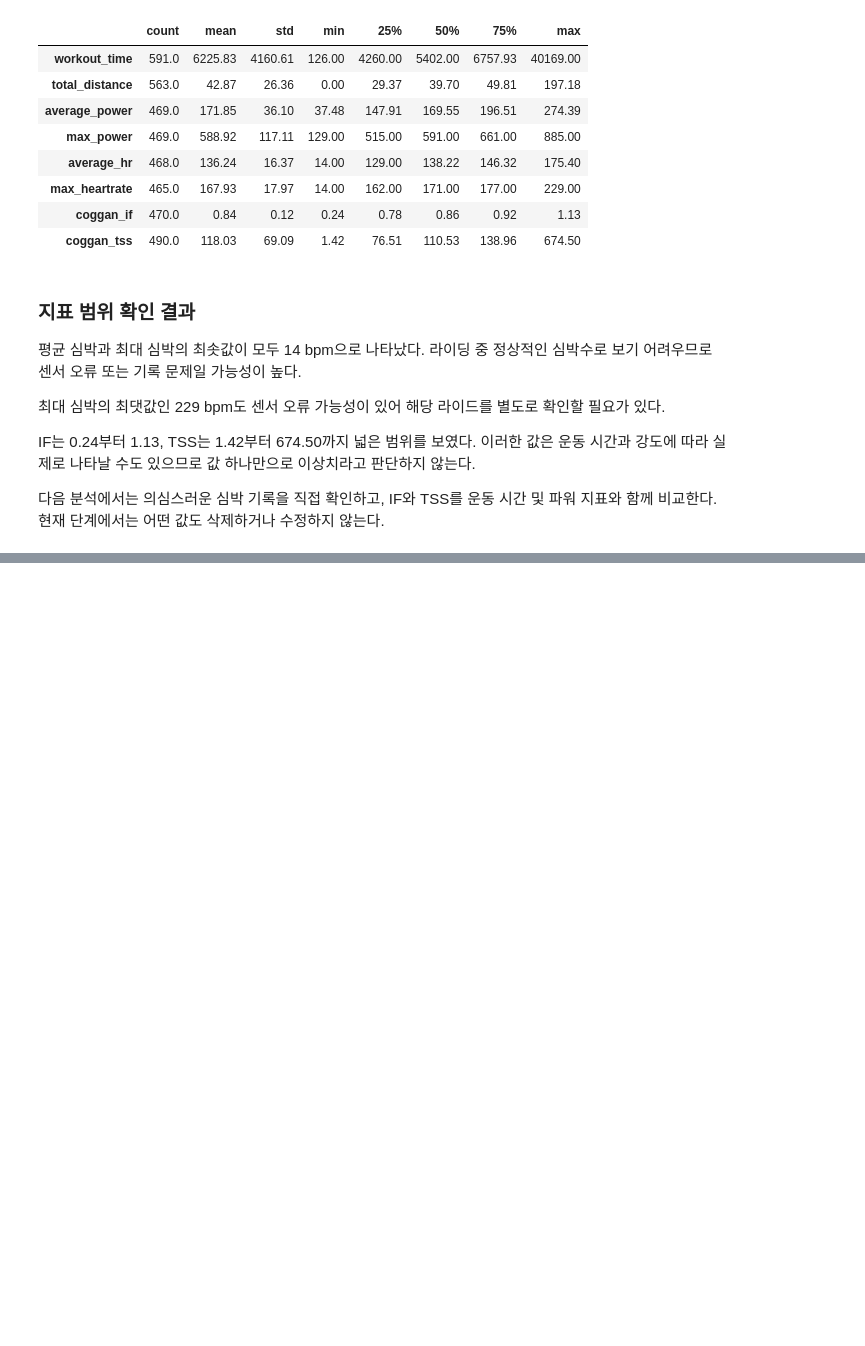
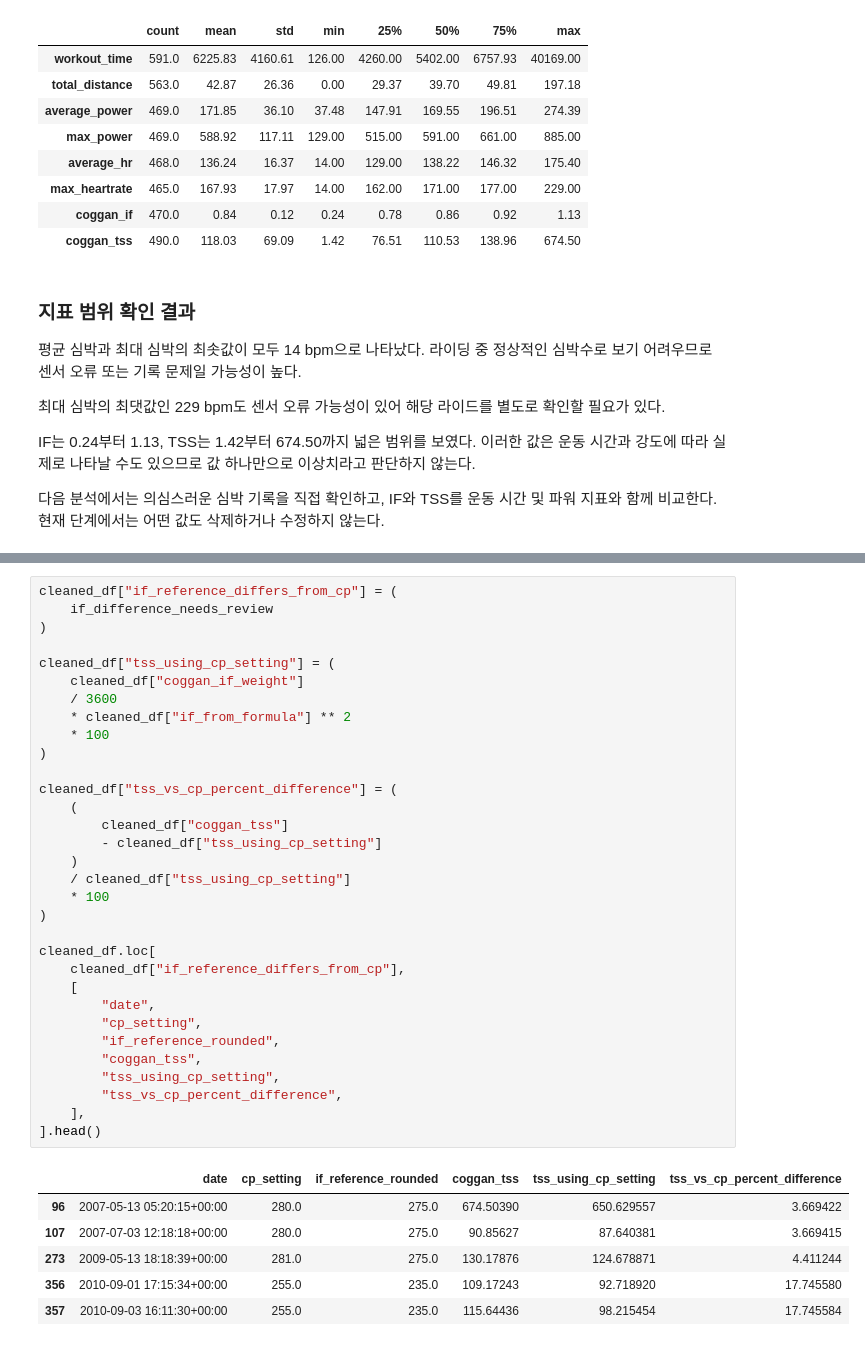
Before and after one commit to jhh0107gsc-hub/cycling, a Jupyter notebook: notebooks/01_goldencheetah_exploration.ipynb, the cells around one changed output, grey strips where cells are left out. Saved outputs shown, nothing was run; the diff lists cells and outputs as text; blank space fills up the shorter version.

```diff
--- a/notebooks/01_goldencheetah_exploration.ipynb
+++ b/notebooks/01_goldencheetah_exploration.ipynb
@@ -787,0 +1250,39 @@ IF는 0.24부터 1.13, TSS는 1.42부터 674.50까지 넓은 범위를
+# %%
+cleaned_df["if_reference_differs_from_cp"] = (
+    if_difference_needs_review
+)
+
+cleaned_df["tss_using_cp_setting"] = (
+    cleaned_df["coggan_if_weight"]
+    / 3600
+    * cleaned_df["if_from_formula"] ** 2
+    * 100
+)
+
+cleaned_df["tss_vs_cp_percent_difference"] = (
+    (
+        cleaned_df["coggan_tss"]
+        - cleaned_df["tss_using_cp_setting"]
+    )
+    / cleaned_df["tss_using_cp_setting"]
+    * 100
+)
+
+cleaned_df.loc[
+    cleaned_df["if_reference_differs_from_cp"],
+    [
+        "date",
+        "cp_setting",
+        "if_reference_rounded",
+        "coggan_tss",
+        "tss_using_cp_setting",
+        "tss_vs_cp_percent_difference",
+    ],
+].head()
+# %% [output]
+|  | date | cp_setting | if_reference_rounded | coggan_tss | tss_using_cp_setting | tss_vs_cp_percent_difference |
+| 96 | 2007-05-13 05:20:15+00:00 | 280.0 | 275.0 | 674.50390 | 650.629557 | 3.669422 |
+| 107 | 2007-07-03 12:18:18+00:00 | 280.0 | 275.0 | 90.85627 | 87.640381 | 3.669415 |
+| 273 | 2009-05-13 18:18:39+00:00 | 281.0 | 275.0 | 130.17876 | 124.678871 | 4.411244 |
+| 356 | 2010-09-01 17:15:34+00:00 | 255.0 | 235.0 | 109.17243 | 92.718920 | 17.745580 |
+| 357 | 2010-09-03 16:11:30+00:00 | 255.0 | 235.0 | 115.64436 | 98.215454 | 17.745584 |
```
Also changed, not shown: parts of 20 cells of this notebook.
